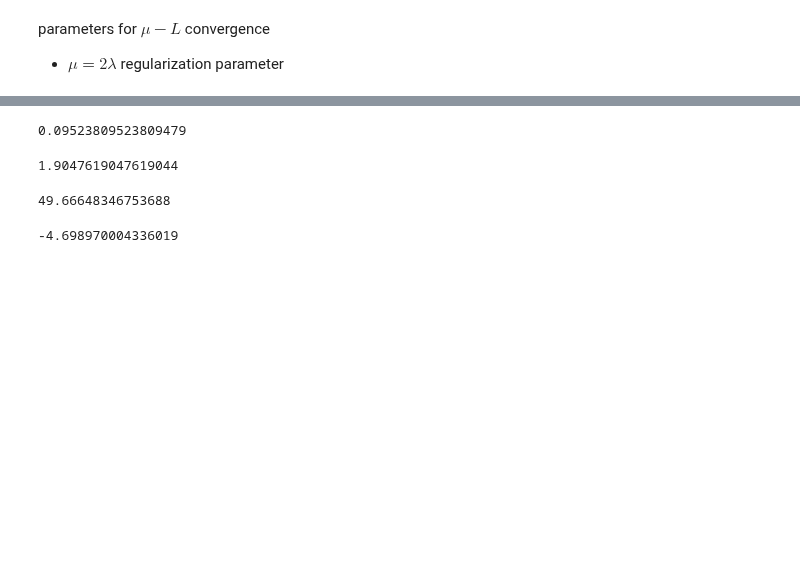
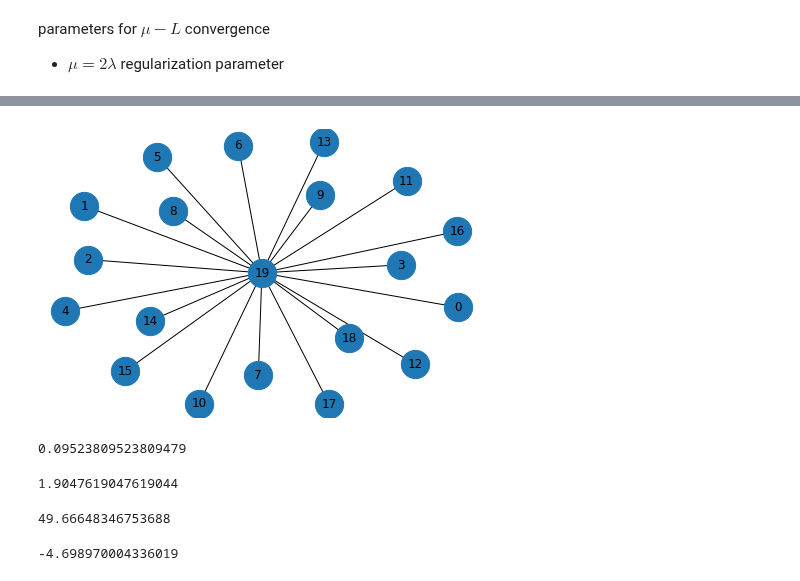
Before and after one commit to Fuzzy-Face/JSAC_FL, a Jupyter notebook: bounds_digital_v1.ipynb, the cells around one changed output, grey strips where cells are left out. Drawn from its saved outputs; the diff is of its cells as text; code cells hidden in the pictures; blank space fills up the shorter version.

```diff
--- a/bounds_digital_v1.ipynb
+++ b/bounds_digital_v1.ipynb
@@ -83,3 +88,35 @@ beta = np.linalg.norm(np.eye(K) - W, ord=2)
+# %%
+K = 20
+# # Generate a complete graph
+# G = net.complete_graph(K)
+# # LP = np.array(net.laplacian_matrix(G, nodelist = range(K)).todense())
+# # E, _ = np.linalg.eigh(LP) # eigenvalues are assumed given in an ascending order
+# pos = net.spring_layout(G)
+# net.draw(G, pos, with_labels = True, node_size = 800, font_size = 12)
+# plt.savefig('C:/Users/Helen/Desktop/CG.eps',format='eps', dpi=600)
+
+# # Generate a 2-D torus (5-by-4, aperiodic)
+# G = net.grid_2d_graph(5, 4, periodic=False)
+# mapping = {(m,n):4*m+n for m, n in G.nodes()}
+# _ = net.relabel_nodes(G, mapping, copy=False)
+# pos = net.spring_layout(G)
+# net.draw(G, pos, with_labels = True, node_size = 800, font_size = 12)
+# plt.savefig('C:/Users/Helen/Desktop/planar_grid.eps',format='eps', dpi=600)
+
+# # Generate a 2-D torus (5-by-4, periodic)
+# G = net.grid_2d_graph(5, 4, periodic=True)
+# mapping = {(m,n):4*m+n for m, n in G.nodes()}
+# _ = net.relabel_nodes(G, mapping, copy=False)
+# pos = net.spring_layout(G)
+# net.draw(G, pos, with_labels = True, node_size = 800, font_size = 12)
+# plt.savefig('C:/Users/Helen/Desktop/planar_grid_torus.eps',format='eps', dpi=600)
+
+# G = net.star_graph(reversed(range(K)))
+# pos = net.spring_layout(G)
+# net.draw(G, pos, with_labels = True, node_size = 800, font_size = 12)
+# plt.savefig('C:/Users/Helen/Desktop/star.eps',format='eps', dpi=600)
+# %% [output]
+[figure, added]
 # %%
 delta
 # %% [output]
```
Also changed, not shown: parts of 2 cells of this notebook, 5 other files.
